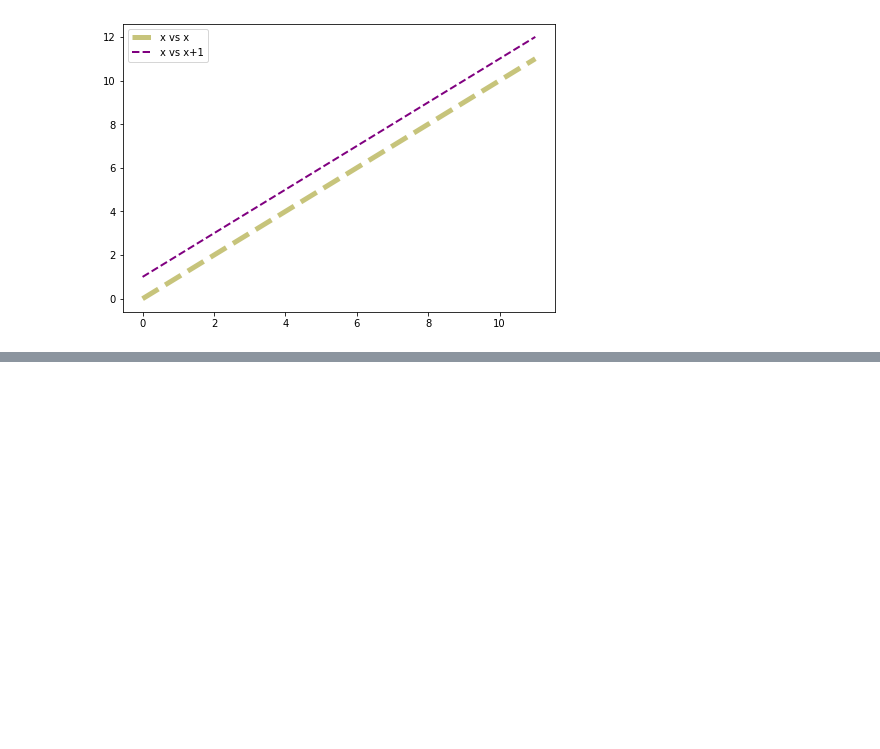
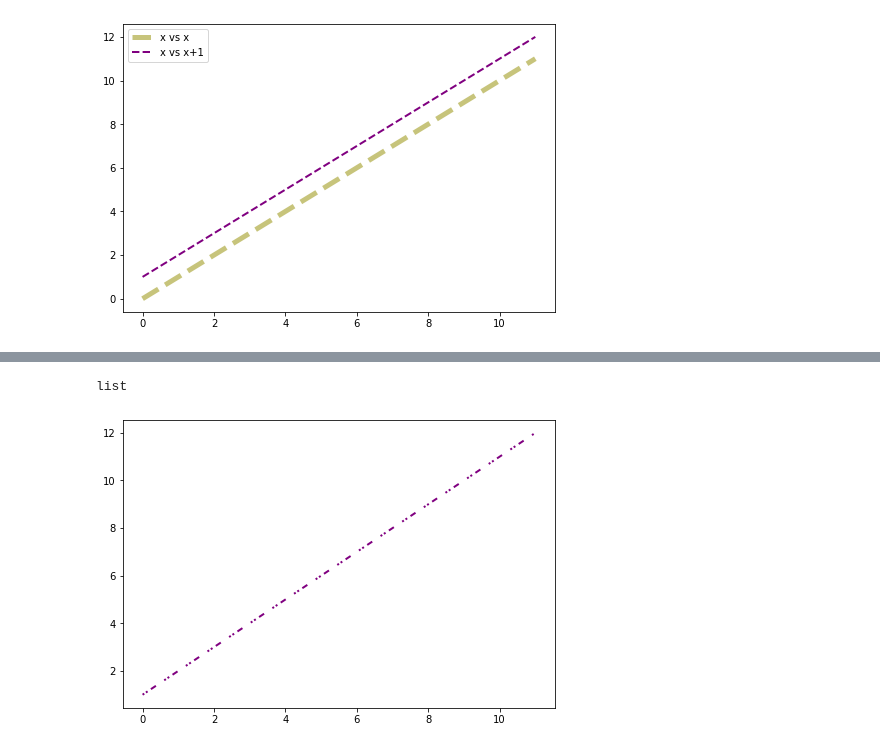
Before and after one commit to Ertugrul-Kurubal/Data-Visualization-With-Python, a Jupyter notebook: Matplotlib Styling Color And Styles Hand On.ipynb, the cells around one changed output, grey strips where cells are left out. Drawn from its saved outputs; the diff is of its cells as text; code cells hidden in the pictures; blank space fills up the shorter version.

Commit message:
Matplotlib Color And Styles End

```diff
--- a/Matplotlib Styling Color And Styles Hand On.ipynb
+++ b/Matplotlib Styling Color And Styles Hand On.ipynb
@@ -63,0 +72,12 @@ ax.legend();
+# %%
+type(lines)
+# %% [output]
+list
+# %%
+fig = plt.figure()
+ax = fig.add_axes([0,0,1,1])
+#ax.plot(x,x, color="#c7c47b", label="x vs x", lw=5, ls="--")
+lines = ax.plot(x,x+1, color="purple", label="x vs x+1", linewidth=2, linestyle="--")
+lines[0].set_dashes([1,1,1,2,3,5])
+# %% [output]
+[figure, added]
```
Also changed, not shown: parts of 9 cells of this notebook.
